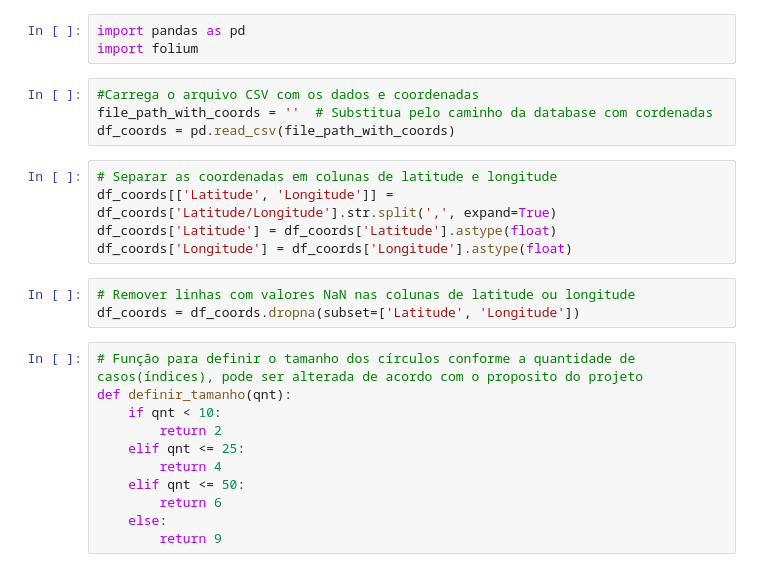
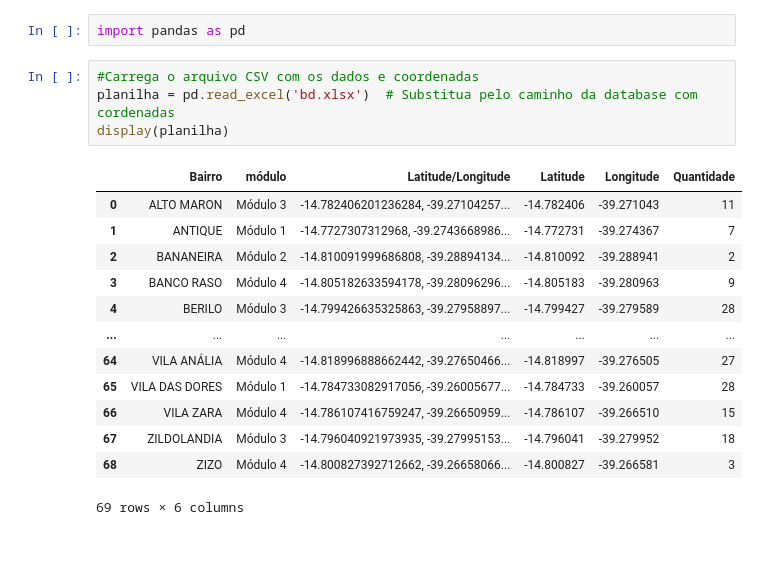
Before and after one commit to Gabriel-M3LO/Artigo-solu-es-alternativas, a Jupyter notebook: GeradorMapaSolucoesAlternativas.ipynb, the cells around one changed output. Cells and saved outputs as stored; diff of their text form; blank space fills up the shorter version.

```diff
--- a/GeradorMapaSolucoesAlternativas.ipynb
+++ b/GeradorMapaSolucoesAlternativas.ipynb
@@ -1,26 +1,20 @@
 # %%
 import pandas as pd
-import folium
 # %%
 #Carrega o arquivo CSV com os dados e coordenadas
-file_path_with_coords = ''  # Substitua pelo caminho da database com cordenadas
-df_coords = pd.read_csv(file_path_with_coords)
+planilha = pd.read_excel('bd.xlsx')  # Substitua pelo caminho da database com cordenadas
+display(planilha)
+# %% [output]
+|  | Bairro | módulo | Latitude/Longitude | Latitude | Longitude | Quantidade |
+| 0 | ALTO MARON | Módulo 3 | -14.782406201236284, -39.27104257... | -14.782406 | -39.271043 | 11 |
+| 1 | ANTIQUE | Módulo 1 | -14.7727307312968, -39.2743668986... | -14.772731 | -39.274367 | 7 |
+| 2 | BANANEIRA | Módulo 2 | -14.810091999686808, -39.28894134... | -14.810092 | -39.288941 | 2 |
+| 3 | BANCO RASO | Módulo 4 | -14.805182633594178, -39.28096296... | -14.805183 | -39.280963 | 9 |
+| 4 | BERILO | Módulo 3 | -14.799426635325863, -39.27958897... | -14.799427 | -39.279589 | 28 |
+| ... | ... | ... | ... | ... | ... | ... |
+| 64 | VILA ANÁLIA | Módulo 4 | -14.818996888662442, -39.27650466... | -14.818997 | -39.276505 | 27 |
+| 65 | VILA DAS DORES | Módulo 1 | -14.784733082917056, -39.26005677... | -14.784733 | -39.260057 | 28 |
+| 66 | VILA ZARA | Módulo 4 | -14.786107416759247, -39.26650959... | -14.786107 | -39.266510 | 15 |
+| 67 | ZILDOLANDIA | Módulo 3 | -14.796040921973935, -39.27995153... | -14.796041 | -39.279952 | 18 |
+| 68 | ZIZO | Módulo 4 | -14.800827392712662, -39.26658066... | -14.800827 | -39.266581 | 3 |
+69 rows × 6 columns
-# %%
-# Separar as coordenadas em colunas de latitude e longitude
-df_coords[['Latitude', 'Longitude']] = df_coords['Latitude/Longitude'].str.split(',', expand=True)
-df_coords['Latitude'] = df_coords['Latitude'].astype(float)
-df_coords['Longitude'] = df_coords['Longitude'].astype(float)
-# %%
-# Remover linhas com valores NaN nas colunas de latitude ou longitude
-df_coords = df_coords.dropna(subset=['Latitude', 'Longitude'])
-# %%
-# Função para definir o tamanho dos círculos conforme a quantidade de casos(índices), pode ser alterada de acordo com o proposito do projeto
-def definir_tamanho(qnt):
-    if qnt < 10:
-        return 2
-    elif qnt <= 25:
-        return 4
-    elif qnt <= 50:
-        return 6
-    else:
-        return 9
```
Also changed, not shown: parts of 6 cells of this notebook.
